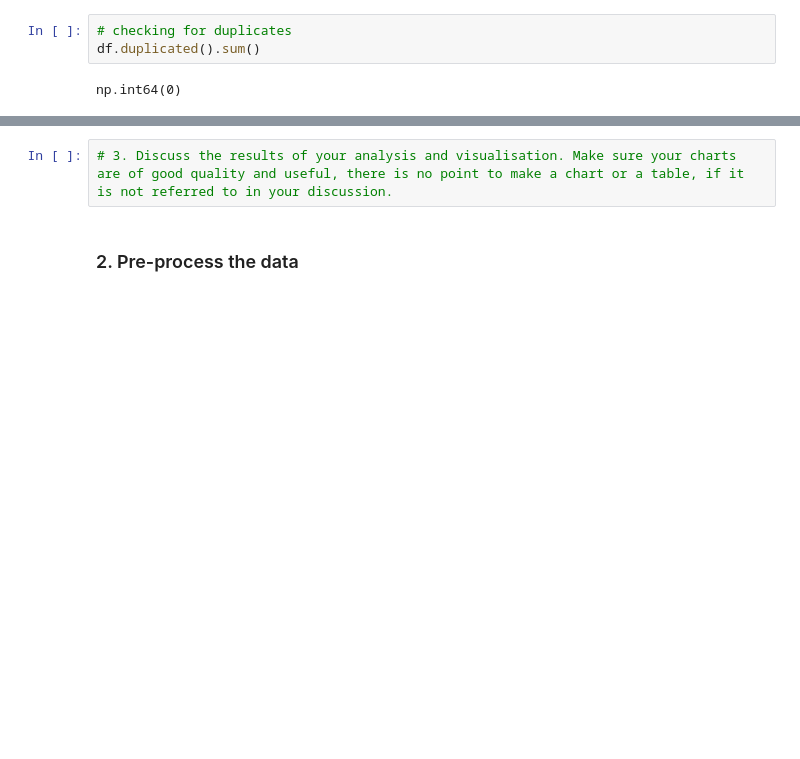
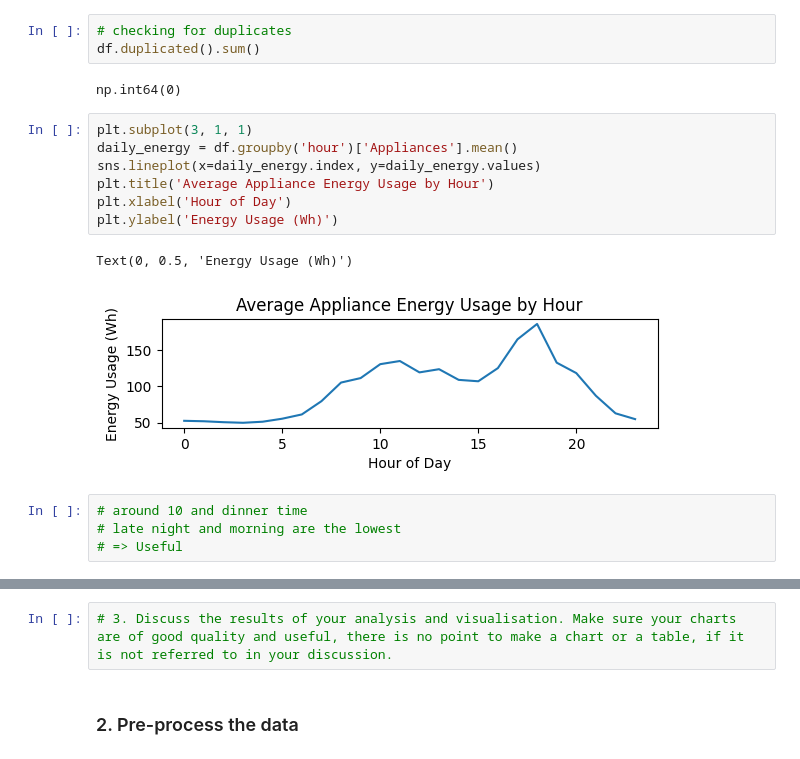
Before and after one commit to jamesphm04/mbd, a Jupyter notebook: MBD_2025_Tri1_assignment1_a1906313_kycuongpham_version01..ipynb, the cells around one changed output, grey strips where cells are left out. Drawn from its saved outputs; the diff is of its cells as text; blank space fills up the shorter version.

```diff
--- a/MBD_2025_Tri1_assignment1_a1906313_kycuongpham_version01..ipynb
+++ b/MBD_2025_Tri1_assignment1_a1906313_kycuongpham_version01..ipynb
@@ -123,3 +147,17 @@ dtype: int64
 df.duplicated().sum()
 # %% [output]
 np.int64(0)
+# %%
+plt.subplot(3, 1, 1)
+daily_energy = df.groupby('hour')['Appliances'].mean()
+sns.lineplot(x=daily_energy.index, y=daily_energy.values)
+plt.title('Average Appliance Energy Usage by Hour')
+plt.xlabel('Hour of Day')
+plt.ylabel('Energy Usage (Wh)')
+# %% [output]
+Text(0, 0.5, 'Energy Usage (Wh)')
+[figure, added]
+# %%
+# around 10 and dinner time
+# late night and morning are the lowest
+# => Useful
```
Also changed, not shown: parts of 42 cells of this notebook, 2 other files.
